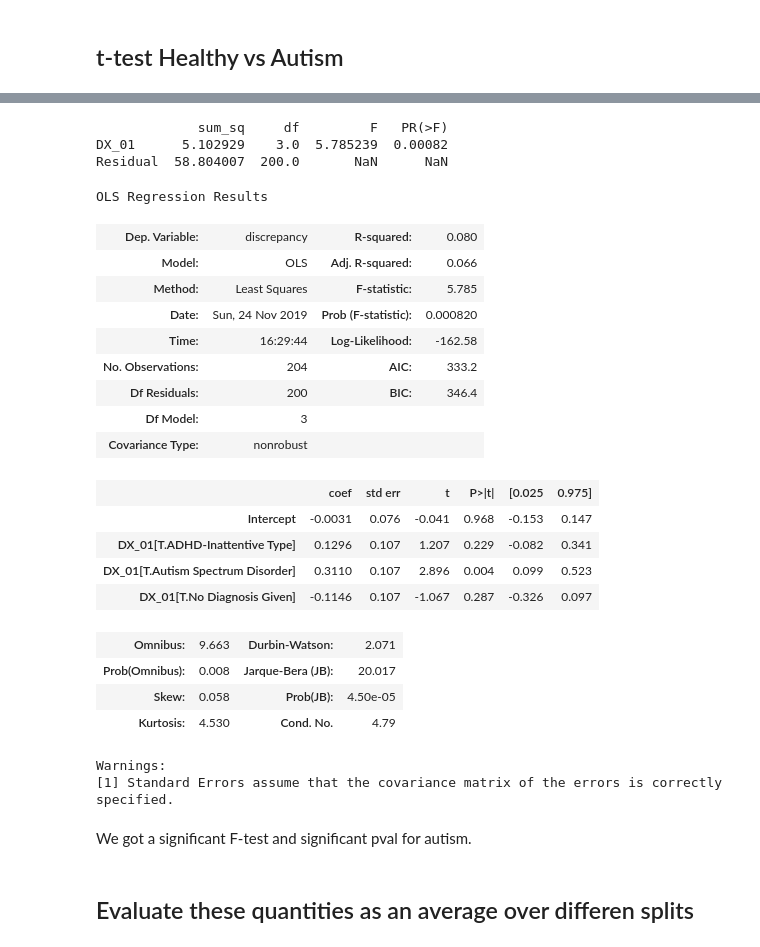
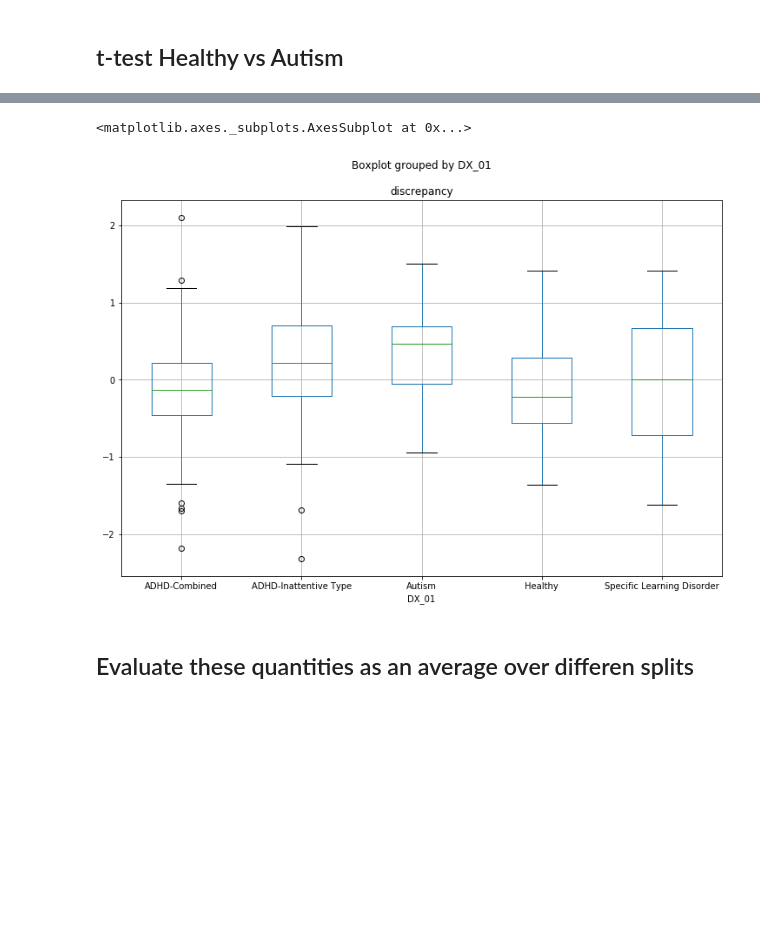
Before and after one commit to alestolfo/ds-lab, a Jupyter notebook: Age discrepancy.ipynb, the cells around one changed output, grey strips where cells are left out. Saved outputs shown, nothing was run; the diff lists cells and outputs as text; code cells hidden in the pictures; blank space fills up the shorter version.

```diff
--- a/Age discrepancy.ipynb
+++ b/Age discrepancy.ipynb
@@ -203,37 +188,10 @@ df.boxplot('discrepancy', by='DX_01', figsize=(12, 8))
-# %%
-model = ols('discrepancy ~ DX_01',                 # Model formula
-            data = df).fit()
-
-anova_result = sm.stats.anova_lm(model, typ=2)
-print (anova_result)
-model.summary()
-# %% [output]
-             sum_sq     df         F   PR(>F)
-DX_01      5.102929    3.0  5.785239  0.00082
-Residual  58.804007  200.0       NaN      NaN
-OLS Regression Results
-| Dep. Variable: | discrepancy | R-squared: | 0.080 |
-| Model: | OLS | Adj. R-squared: | 0.066 |
-| Method: | Least Squares | F-statistic: | 5.785 |
-| Date: | Sun, 24 Nov 2019 | Prob (F-statistic): | 0.000820 |
-| Time: | 16:29:44 | Log-Likelihood: | -162.58 |
-| No. Observations: | 204 | AIC: | 333.2 |
-| Df Residuals: | 200 | BIC: | 346.4 |
-| Df Model: | 3 |  |  |
-| Covariance Type: | nonrobust |  |  |
-|  | coef | std err | t | P>|t| | [0.025 | 0.975] |
-| Intercept | -0.0031 | 0.076 | -0.041 | 0.968 | -0.153 | 0.147 |
-| DX_01[T.ADHD-Inattentive Type] | 0.1296 | 0.107 | 1.207 | 0.229 | -0.082 | 0.341 |
-| DX_01[T.Autism Spectrum Disorder] | 0.3110 | 0.107 | 2.896 | 0.004 | 0.099 | 0.523 |
-| DX_01[T.No Diagnosis Given] | -0.1146 | 0.107 | -1.067 | 0.287 | -0.326 | 0.097 |
-| Omnibus: | 9.663 | Durbin-Watson: | 2.071 |
-| Prob(Omnibus): | 0.008 | Jarque-Bera (JB): | 20.017 |
-| Skew: | 0.058 | Prob(JB): | 4.50e-05 |
-| Kurtosis: | 4.530 | Cond. No. | 4.79 |
-Warnings:
-[1] Standard Errors assume that the covariance matrix of the errors is correctly specified.
-# %% [markdown]
-We got a significant F-test and significant pval for autism.
+# %%
+#Create a boxplot
+df = df.replace({'ADHD-Combined Type':'ADHD-Combined', 'ADHD_Inattentive Type':'ADHD-Inattentive', 'Autism Spectrum Disorder':'Autism', 'No Diagnosis Given':'Healthy', 'Specific Learning Disorder with Impairment in Reading':'Specific Learning Disorder'})
+df.boxplot('discrepancy', by='DX_01', figsize=(12, 8))
+# %% [output]
+<matplotlib.axes._subplots.AxesSubplot at 0x...>
+[figure, added]
 # %% [markdown]
 ## Evaluate these quantities as an average over differen splits
 # %%
```
Also changed, not shown: parts of 30 cells of this notebook, 1 other file.
